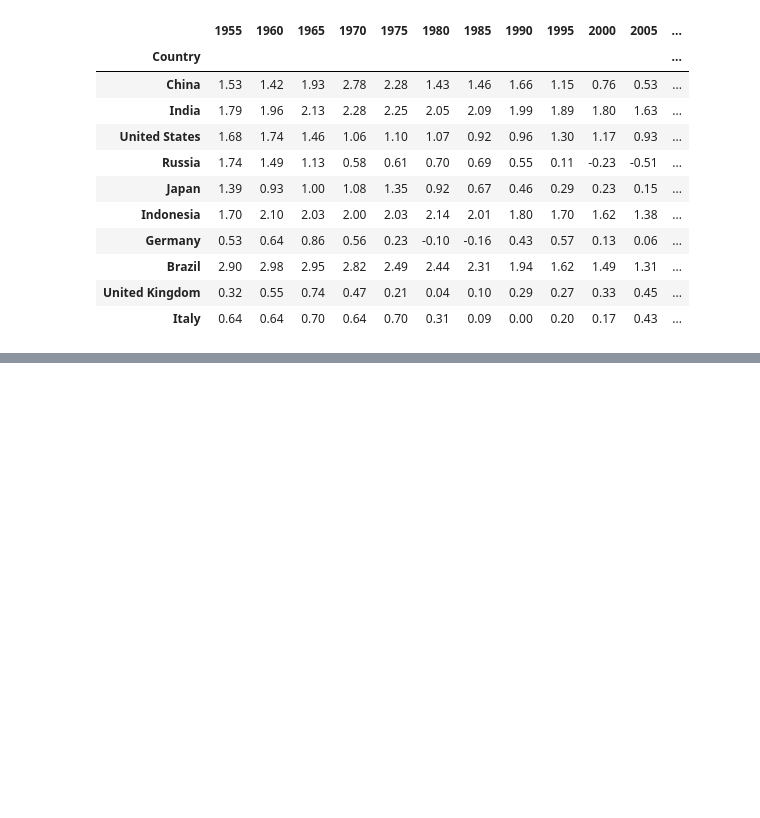
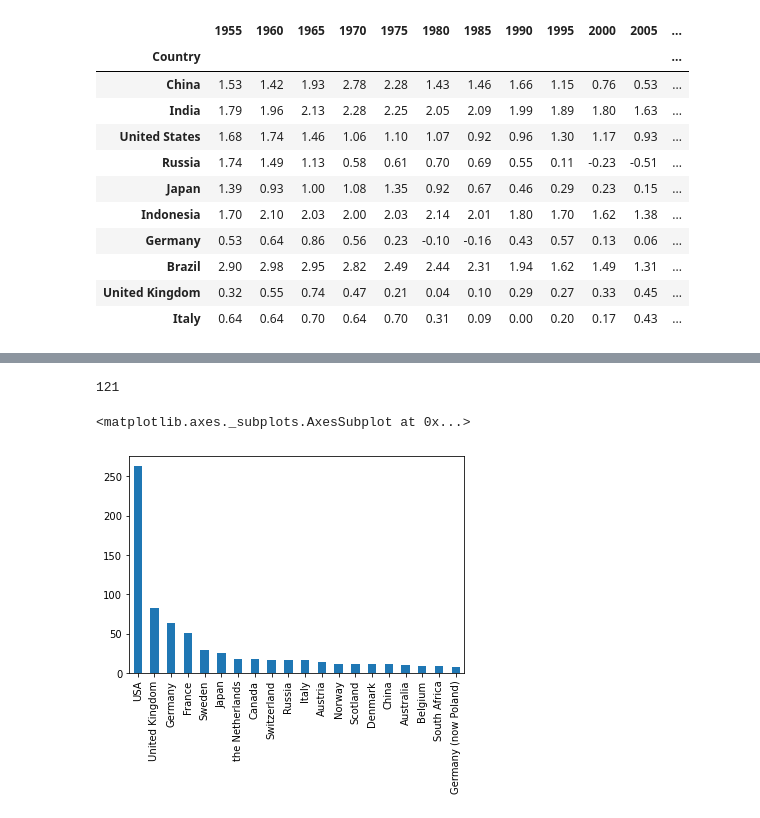
Before and after one commit to Prakhar-Saxena/CollegeAssignments, a Jupyter notebook: INFO212/assn3/INFO212-Assignment3.ipynb, the cells around one changed output, grey strips where cells are left out. Saved outputs shown, nothing was run; the diff lists cells and outputs as text; code cells hidden in the pictures; blank space fills up the shorter version.

```diff
--- a/INFO212/assn3/INFO212-Assignment3.ipynb
+++ b/INFO212/assn3/INFO212-Assignment3.ipynb
@@ -333,0 +348,2 @@ The file `nobelprize-laureate.json` is a JSON file containing the information ab
+# %%
+js = json.load(open('nobelprize-laureate.json'))
@@ -333,0 +370,3 @@ The file `nobelprize-laureate.json` is a JSON file containing the information ab
+# %%
+countries = pd.DataFrame(js['laureates'])
+countries.head()
@@ -333,0 +380,9 @@ The file `nobelprize-laureate.json` is a JSON file containing the information ab
+# %%
+countries.bornCountry.nunique()
+# %% [output]
+121
+# %%
+countries.bornCountry.value_counts()[0:20].plot.bar()
+# %% [output]
+<matplotlib.axes._subplots.AxesSubplot at 0x...>
+[figure, added]
```
Also changed, not shown: parts of 9 cells of this notebook.
